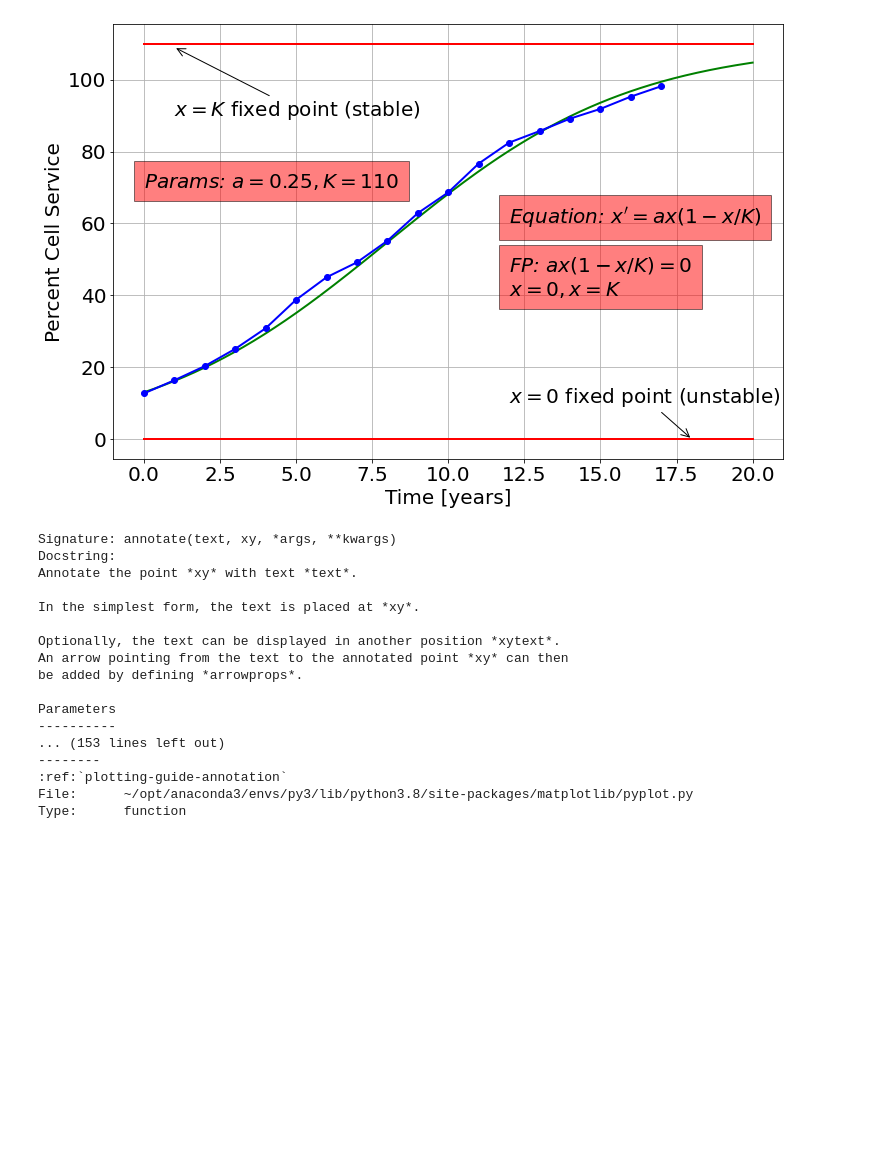
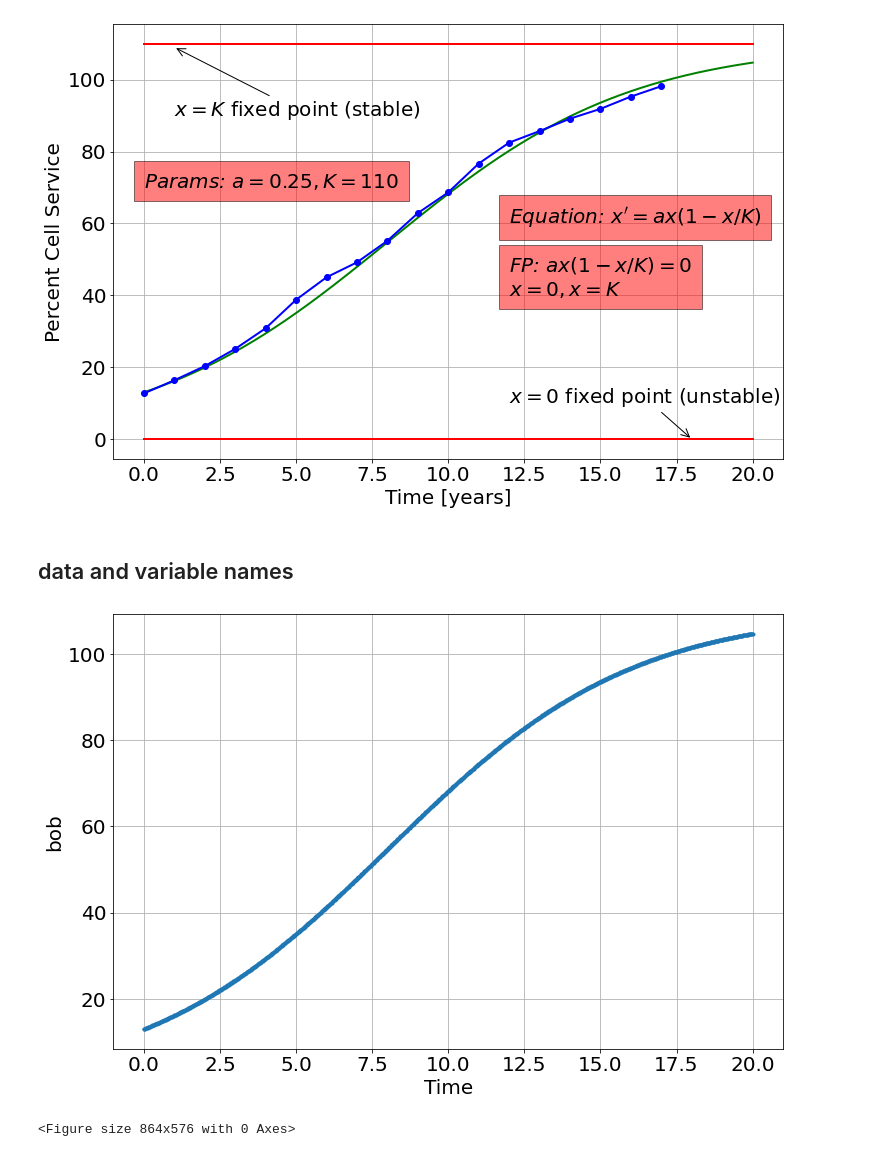
Before and after one commit to bblais/Computer-Programming-for-the-Sciences-Spring-2022, a Jupyter notebook: Sprint #2 - Dynamical Systems and Parameters/2022-03-10 Class.ipynb, the cells around one changed output. Cells and saved outputs as stored; diff of their text form; code cells hidden in the pictures; blank space fills up the shorter version.

Commit message:
names

```diff
--- a/Sprint #2 - Dynamical Systems and Parameters/2022-03-10 Class.ipynb
+++ b/Sprint #2 - Dynamical Systems and Parameters/2022-03-10 Class.ipynb
@@ -76,23 +105,14 @@ annotate('$x=K$ fixed point (stable)',(1,109),xytext=(1,90), arrowprops=dict(arr
 # %% [output]
 Text(1, 90, '$x=K$ fixed point (stable)')
 [figure]
-# %%
-annotate?
-# %% [output]
-Signature: annotate(text, xy, *args, **kwargs)
-Docstring:
-Annotate the point *xy* with text *text*.
-
-In the simplest form, the text is placed at *xy*.
-
-Optionally, the text can be displayed in another position *xytext*.
-An arrow pointing from the text to the annotated point *xy* can then
-be added by defining *arrowprops*.
-
-Parameters
-----------
-... (153 lines left out)
---------
-:ref:`plotting-guide-annotation`
-File:      ~/opt/anaconda3/envs/py3/lib/python3.8/site-packages/matplotlib/pyplot.py
-Type:      function
+# %% [markdown]
+## data and variable names
+# %%
+# plot the x=K fixed point
+sim=Simulation()
+sim.add("bob' = a*bob*(1-bob/K)",13,plot=True)
+sim.params(a=.25,K=110)
+sim.run(20)
+# %% [output]
+[figure, added]
+<Figure size 864x576 with 0 Axes>
```
Also changed, not shown: parts of 3 cells of this notebook, 1 other file.
